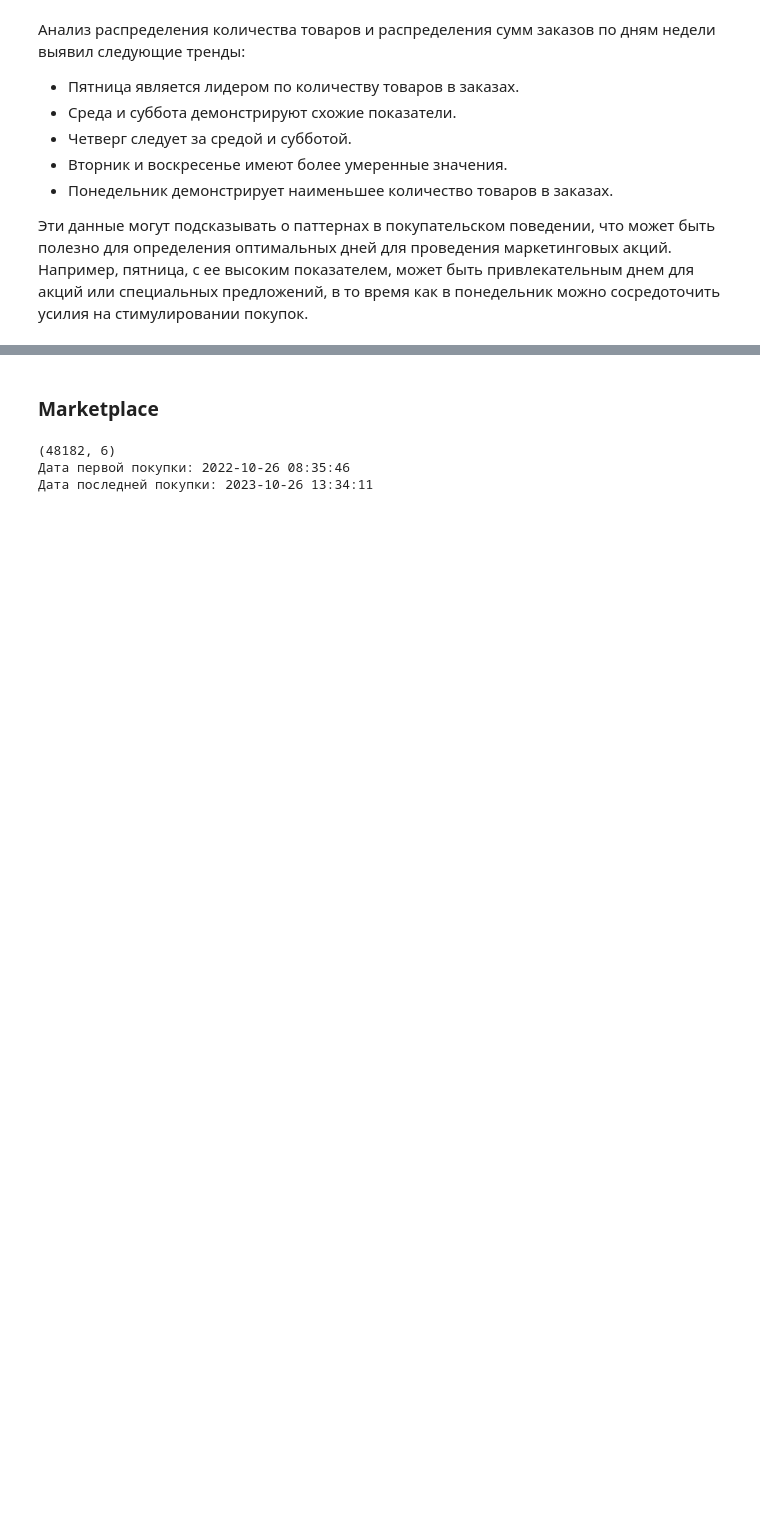
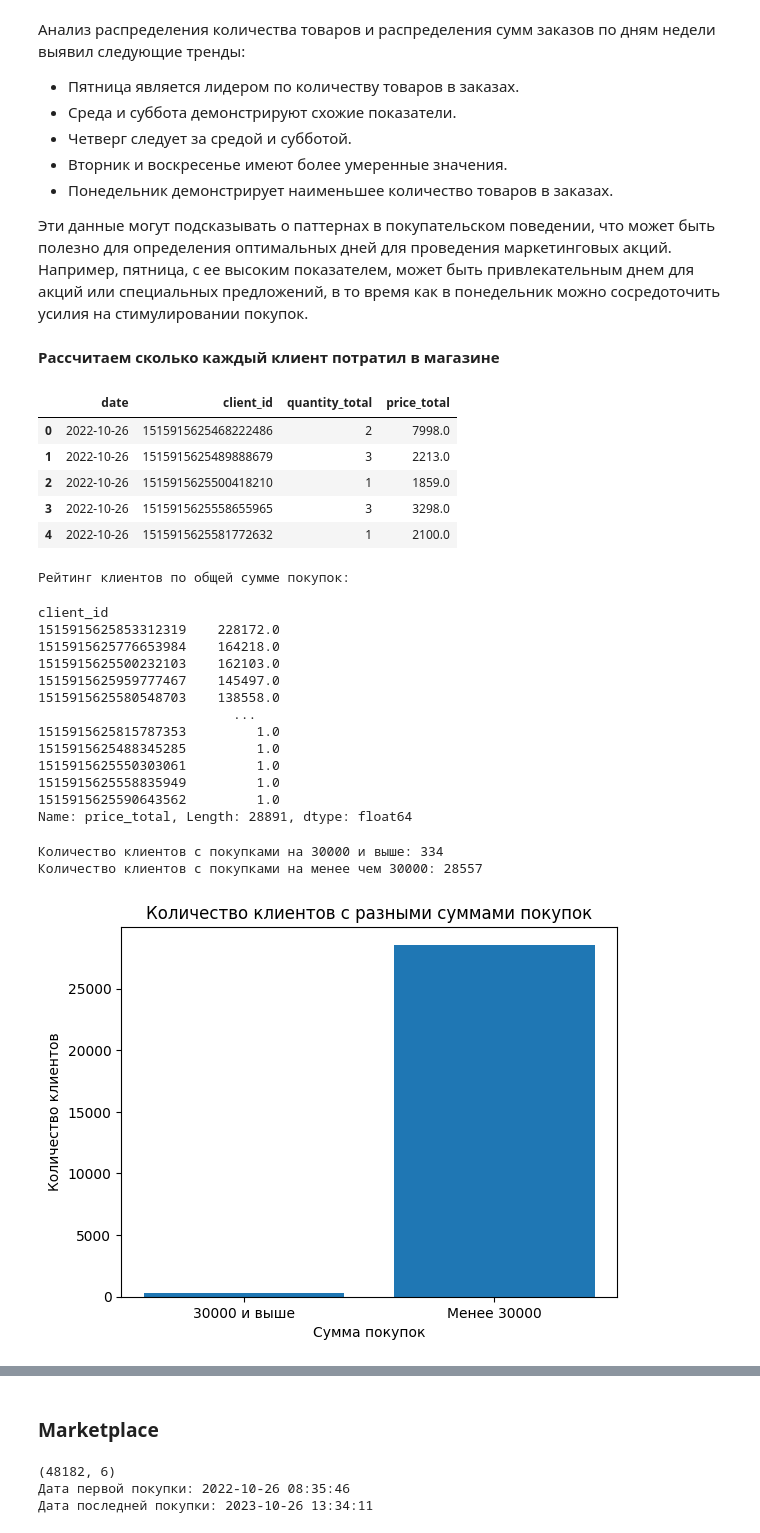
Before and after one commit to keda88/pet_project, a Jupyter notebook: buyer activity/buyer_activity.ipynb, the cells around one changed output, grey strips where cells are left out. Cells and saved outputs as stored; diff of their text form; code cells hidden in the pictures; blank space fills up the shorter version.

```diff
--- a/buyer activity/buyer_activity.ipynb
+++ b/buyer activity/buyer_activity.ipynb
@@ -267,3 +283,42 @@ def plot_sales_weekdays(data):
+# %%
+def client_spending(data, N):
+    # Упорядочиваем датасет по дате и клиенту
+    data_sorted = data.sort_values(by=['date', 'client_id'])
+
+    # Группируем по клиенту и дате, суммируем количество и сумму цен
+    data_total = data_sorted.groupby(['date', 'client_id']).agg({
+    'quantity': 'sum',
+    'price': 'sum'
+    }).reset_index()
+
+    data_total = data_total.rename(columns={'quantity': 'quantity_total', 'price': 'price_total'})
+
+    # Убеждаемся, что новый датафрейм создан корректно
+    display(data_total.head())
+    # Расчет суммы покупок для каждого клиента
+    client_total_spending = data_total.groupby('client_id')['price_total'].sum().sort_values(ascending=False)
+    # Вывод рейтинга клиентов
+    print("Рейтинг клиентов по общей сумме покупок:")
+    display(client_total_spending)
+
+    # Количество клиентов, сделавших покупки на 20 тысяч и выше
+    high_spending_clients = client_total_spending[client_total_spending >= N]
+    low_spending_clients = client_total_spending[client_total_spending < N]
+
+    # Вывод количества клиентов на 20 тысяч и выше
+    print(f'Количество клиентов с покупками на {N} и выше:', len(high_spending_clients))
+    print(f'Количество клиентов с покупками на менее чем {N}:', len(low_spending_clients))
+
+    # визуализируем полученные данные
+    plt.bar([f'{N} и выше', f'Менее {N}'], [len(high_spending_clients), len(low_spending_clients)])
+
+    # Добавление подписей и заголовка
+    plt.xlabel('Сумма покупок')
+    plt.ylabel('Количество клиентов')
+    plt.title('Количество клиентов с разными суммами покупок')
+
+    # Отображение графика
+    plt.show()
 # %% [markdown]
 ### Магазин одежды
 # %%
@@ -348,3 +376,31 @@ plot_sales_weekdays(apparel_purchases)
 - Понедельник демонстрирует наименьшее количество товаров в заказах.
 
 Эти данные могут подсказывать о паттернах в покупательском поведении, что может быть полезно для определения оптимальных дней для проведения маркетинговых акций. Например, пятница, с ее высоким показателем, может быть привлекательным днем для акций или специальных предложений, в то время как в понедельник можно сосредоточить усилия на стимулировании покупок.
+# %% [markdown]
+**Рассчитаем сколько каждый клиент потратил в магазине**
+# %%
+client_spending(apparel_purchases, 30000)
+# %% [output]
+|  | date | client_id | quantity_total | price_total |
+| 0 | 2022-10-26 | 1515915625468222486 | 2 | 7998.0 |
+| 1 | 2022-10-26 | 1515915625489888679 | 3 | 2213.0 |
+| 2 | 2022-10-26 | 1515915625500418210 | 1 | 1859.0 |
+| 3 | 2022-10-26 | 1515915625558655965 | 3 | 3298.0 |
+| 4 | 2022-10-26 | 1515915625581772632 | 1 | 2100.0 |
+Рейтинг клиентов по общей сумме покупок:
+client_id
+1515915625853312319    228172.0
+1515915625776653984    164218.0
+1515915625500232103    162103.0
+1515915625959777467    145497.0
+1515915625580548703    138558.0
+                         ...
+1515915625815787353         1.0
+1515915625488345285         1.0
+1515915625550303061         1.0
+1515915625558835949         1.0
+1515915625590643562         1.0
+Name: price_total, Length: 28891, dtype: float64
+Количество клиентов с покупками на 30000 и выше: 334
+Количество клиентов с покупками на менее чем 30000: 28557
+[figure, added]
```
Also changed, not shown: parts of 71 cells of this notebook.
